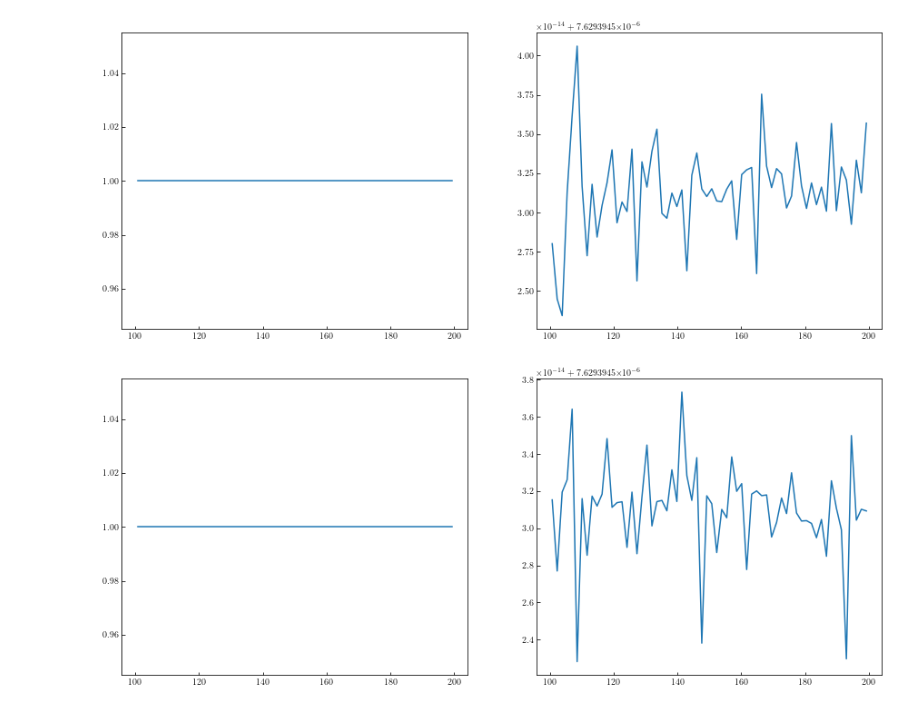
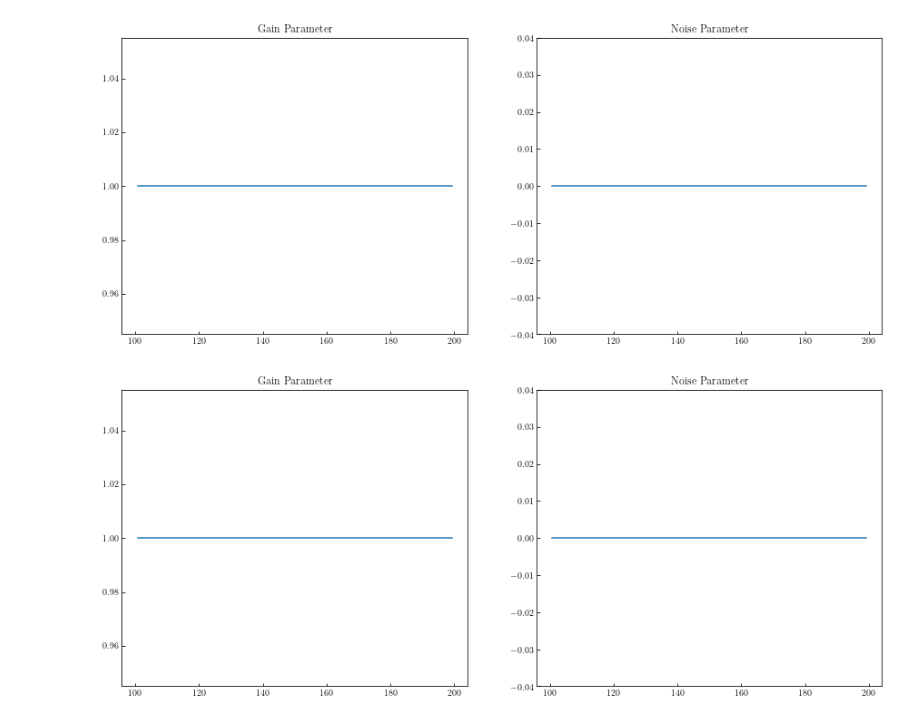
Before and after one commit to tyler-a-cox/HERA_Tsys, a Jupyter notebook: notebooks/Fit_Beam_to_Beam.ipynb, the cells around one changed output. Cells and saved outputs as stored; diff of their text form; code cells hidden in the pictures.

```diff
--- a/notebooks/Fit_Beam_to_Beam.ipynb
+++ b/notebooks/Fit_Beam_to_Beam.ipynb
@@ -60,18 +60,21 @@ else:
         for fi, freq in enumerate(freqs):
             interp_values = Tsky_prime[pol, fi, :]
             out = curve_fit(curve_to_fit, model_lsts, Tsky_prime[pol, fi, :],
-                            bounds=(0, np.inf))
+                            bounds=(-1, np.inf))
             auto_fits[pol, fi, :] = out[0]
             covs[pol, fi, :, :] = out[1]
 # %%
 for poli in np.arange(npol):
     fig, axarr = plt.subplots(1, 2, figsize=(15,6))
     axarr[0].plot(freqs, auto_fits[poli, :, 0])
     axarr[1].plot(freqs, auto_fits[poli, :, 1])
+    axarr[1].set_ylim([-0.04, 0.04])
+    axarr[0].set_title('Gain Parameter')
+    axarr[1].set_title('Noise Parameter')
     plt.show()
 # %% [output]
-[figure, old version]
+[figure, new version]
-[figure, old version]
+[figure, new version]
 # %%
 for poli in np.arange(npol):
     fig, axarr = plt.subplots(1, 2, figsize=(15,6))
```
Also changed, not shown: parts of 1 cell of this notebook, 4 other files.
